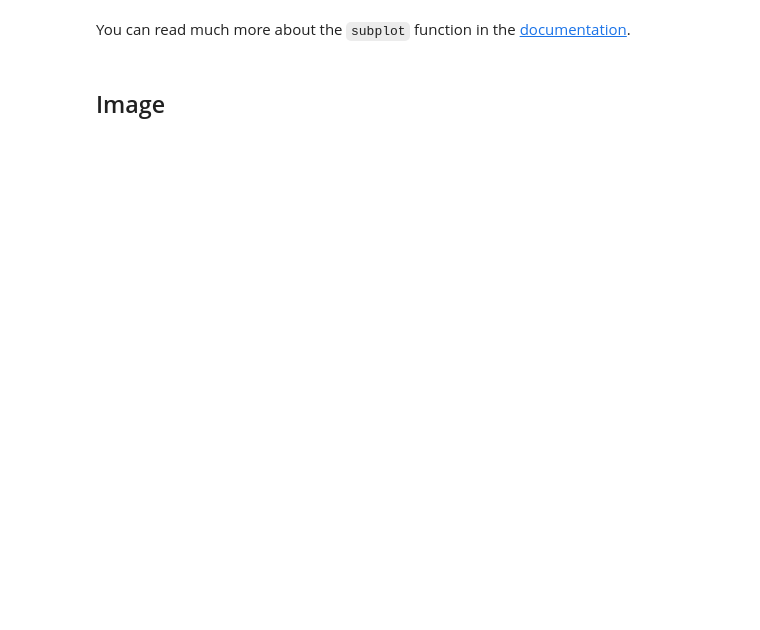
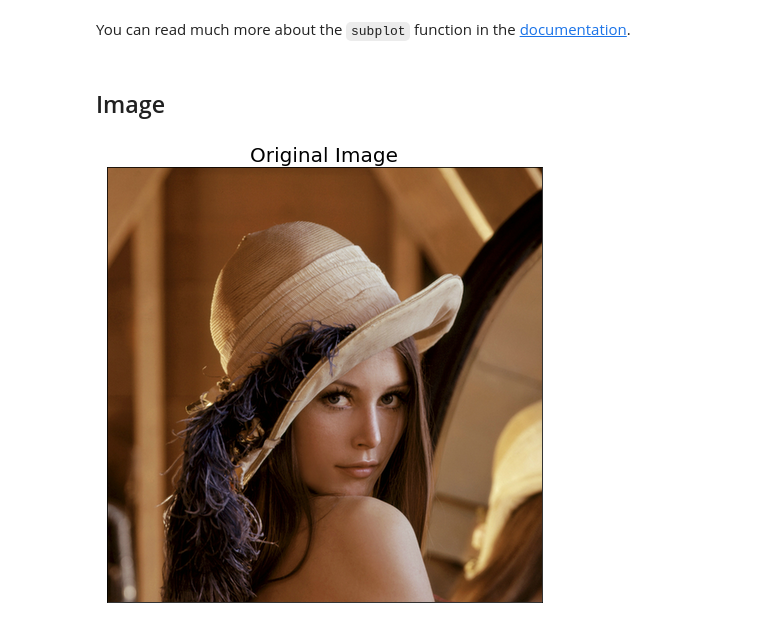
Before and after one commit to dash-uvic/ece471_536-S2022, a Jupyter notebook: supplemental/numpy-tutorial.ipynb, the cells around one changed output. Saved outputs shown, nothing was run; the diff lists cells and outputs as text; code cells hidden in the pictures; blank space fills up the shorter version.

```diff
--- a/supplemental/numpy-tutorial.ipynb
+++ b/supplemental/numpy-tutorial.ipynb
@@ -807,6 +981,8 @@ def imshow(img, title=""):
 # %%
 # Our usual example image
 import cv2
-img = cv2.imread("images/pear.png", 1)[..., ::-1]
+img = cv2.imread("images/lena.png", 1)[..., ::-1]
 
 imshow(img, "Original Image")
+# %% [output]
+[figure, added]
```
Also changed, not shown: parts of 46 cells of this notebook, 1 other file.
